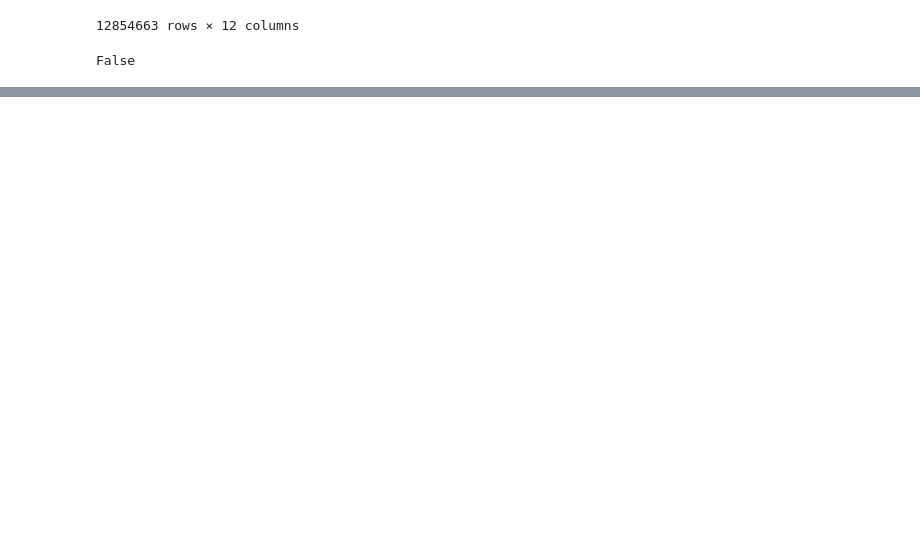
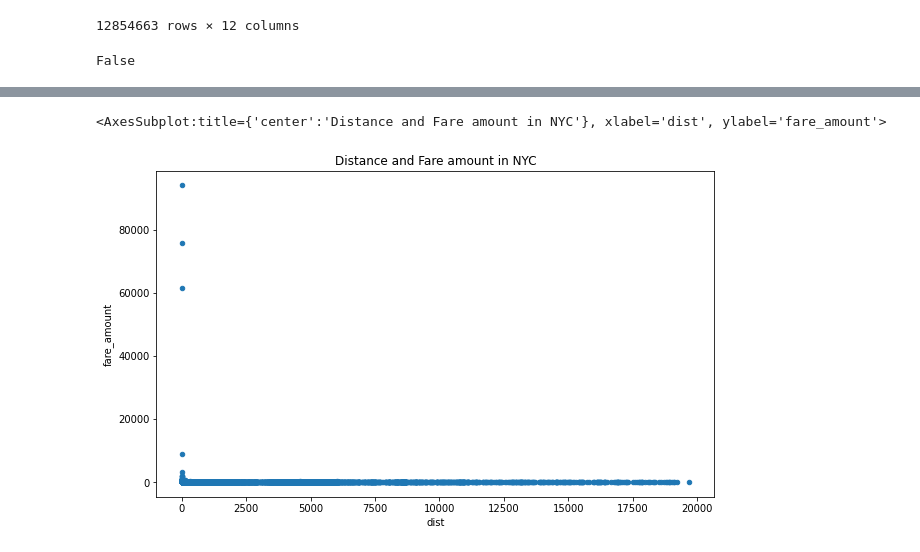
Before and after one commit to RecStu14/CZ4041-NYC-Taxi-Fare, a Jupyter notebook: CZ4041_Try1.ipynb, the cells around one changed output, grey strips where cells are left out. Drawn from its saved outputs; the diff is of its cells as text; code cells hidden in the pictures; blank space fills up the shorter version.

```diff
--- a/CZ4041_Try1.ipynb
+++ b/CZ4041_Try1.ipynb
@@ -944,0 +958,8 @@ False
+# %%
+new_combined['dist'] = dist_series
+# %%
+dist_cost = new_combined[['dist', 'fare_amount']]
+dist_cost.plot(x='dist', y= 'fare_amount', kind='scatter', figsize = (10,6), title = 'Distance and Fare amount in NYC')
+# %% [output]
+<AxesSubplot:title={'center':'Distance and Fare amount in NYC'}, xlabel='dist', ylabel='fare_amount'>
+[figure, added]
```
Also changed, not shown: parts of 9 cells of this notebook, 8 other files.
